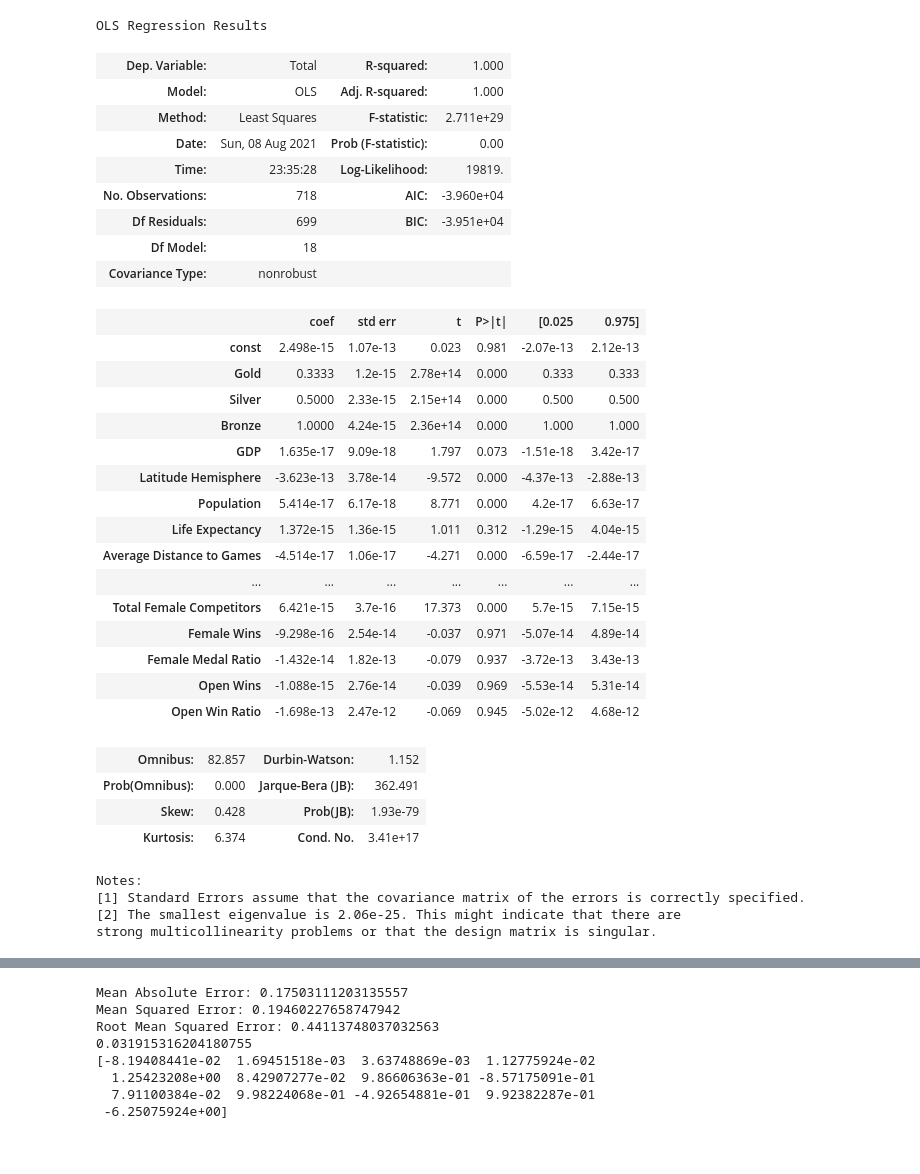
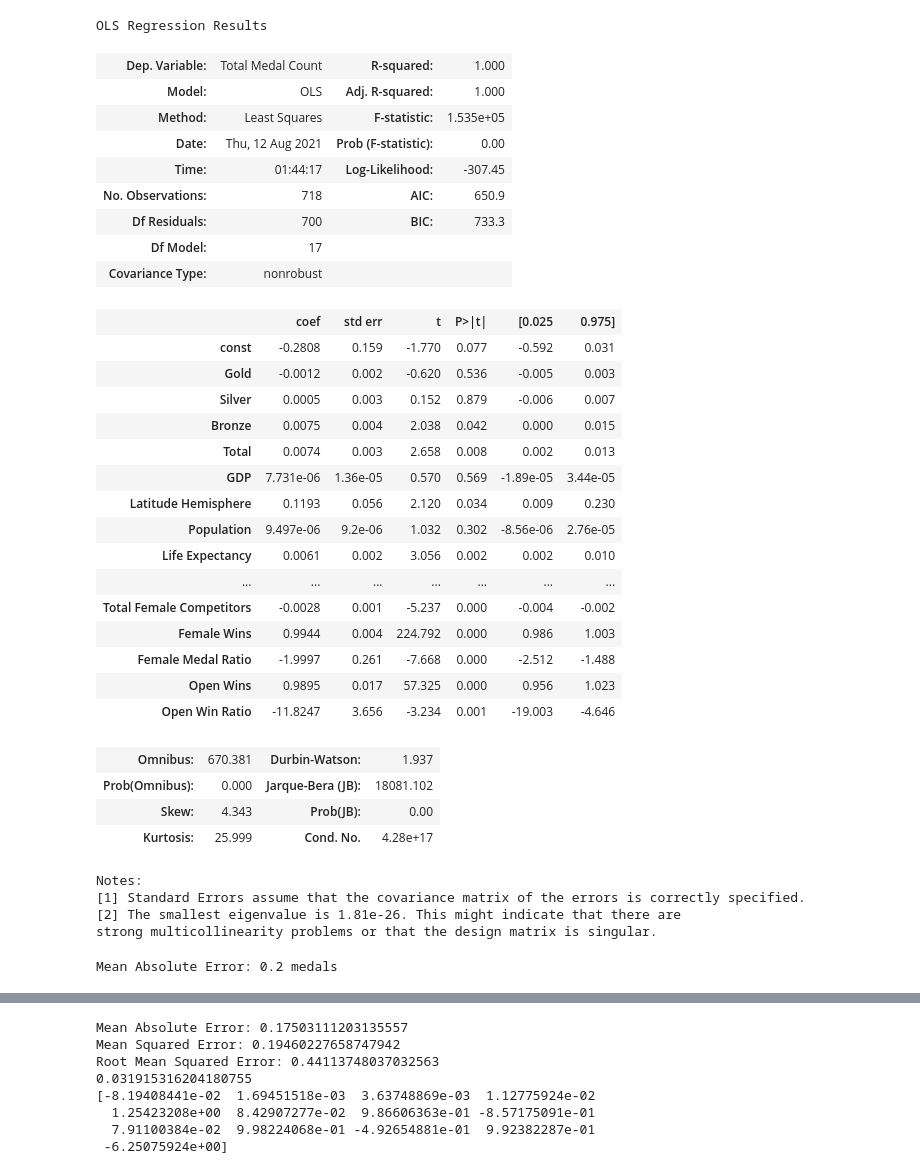
Before and after one commit to johnt1311/Olympics, a Jupyter notebook: Trey_Graham/Completed Resources/regression_draft_2.ipynb, the cells around one changed output, grey strips where cells are left out. Drawn from its saved outputs; the diff is of its cells as text; code cells hidden in the pictures.

```diff
--- a/Trey_Graham/Completed Resources/regression_draft_2.ipynb
+++ b/Trey_Graham/Completed Resources/regression_draft_2.ipynb
@@ -91,3 +102,9 @@ demo_to_process.head()
+# %%
+demo_to_process.drop(['index'], axis=1, inplace=True)
 # %%
 # asjust population scale
 demo_to_process['Population'] = demo_to_process['Population'] / 100000
+# %%
+demo_to_process['Average Distance to Games'] = demo_to_process['Average Distance to Games'] / 10
+# %%
+demo_to_process.drop(columns=['Host_City', 'Host_Country'], inplace=True)
@@ -127,9 +213,9 @@ Root Mean Squared Error: 3.4665109066105957e-13
 # %%
 # check data with statsmodel.api
-Y = demo_to_process['Total']
-X = demo_to_process.drop(columns=['Total'])
-X = sm.add_constant(X)
-model = sm.OLS(Y,X)
+Y_stats = demo_to_process['Total Medal Count']
+X_stats = demo_to_process.drop(columns=['Total Medal Count'])
+X_stats = sm.add_constant(X_stats)
+model = sm.OLS(Y_stats,X_stats)
 results = model.fit()
 results.params
 # %% [output]
@@ -152,38 +238,38 @@ Open Win Ratio              -1.697531e-13
 dtype: float64
 # %%
-results.summary()
+results.summary() 'o'
 # %% [output]
 OLS Regression Results
-| Dep. Variable: | Total | R-squared: | 1.000 |
+| Dep. Variable: | Total Medal Count | R-squared: | 1.000 |
 | Model: | OLS | Adj. R-squared: | 1.000 |
-| Method: | Least Squares | F-statistic: | 2.711e+29 |
-| Date: | Sun, 08 Aug 2021 | Prob (F-statistic): | 0.00 |
-| Time: | 23:35:28 | Log-Likelihood: | 19819. |
-| No. Observations: | 718 | AIC: | -3.960e+04 |
-| Df Residuals: | 699 | BIC: | -3.951e+04 |
-| Df Model: | 18 |  |  |
+| Method: | Least Squares | F-statistic: | 1.535e+05 |
+| Date: | Thu, 12 Aug 2021 | Prob (F-statistic): | 0.00 |
+| Time: | 01:44:17 | Log-Likelihood: | -307.45 |
+| No. Observations: | 718 | AIC: | 650.9 |
+| Df Residuals: | 700 | BIC: | 733.3 |
+| Df Model: | 17 |  |  |
 | Covariance Type: | nonrobust |  |  |
 |  | coef | std err | t | P>|t| | [0.025 | 0.975] |
-| const | 2.498e-15 | 1.07e-13 | 0.023 | 0.981 | -2.07e-13 | 2.12e-13 |
-| Gold | 0.3333 | 1.2e-15 | 2.78e+14 | 0.000 | 0.333 | 0.333 |
-| Silver | 0.5000 | 2.33e-15 | 2.15e+14 | 0.000 | 0.500 | 0.500 |
-| Bronze | 1.0000 | 4.24e-15 | 2.36e+14 | 0.000 | 1.000 | 1.000 |
-| GDP | 1.635e-17 | 9.09e-18 | 1.797 | 0.073 | -1.51e-18 | 3.42e-17 |
-| Latitude Hemisphere | -3.623e-13 | 3.78e-14 | -9.572 | 0.000 | -4.37e-13 | -2.88e-13 |
-| Population | 5.414e-17 | 6.17e-18 | 8.771 | 0.000 | 4.2e-17 | 6.63e-17 |
-| Life Expectancy | 1.372e-15 | 1.36e-15 | 1.011 | 0.312 | -1.29e-15 | 4.04e-15 |
-| Average Distance to Games | -4.514e-17 | 1.06e-17 | -4.271 | 0.000 | -6.59e-17 | -2.44e-17 |
+| const | -0.2808 | 0.159 | -1.770 | 0.077 | -0.592 | 0.031 |
+| Gold | -0.0012 | 0.002 | -0.620 | 0.536 | -0.005 | 0.003 |
+| Silver | 0.0005 | 0.003 | 0.152 | 0.879 | -0.006 | 0.007 |
+| Bronze | 0.0075 | 0.004 | 2.038 | 0.042 | 0.000 | 0.015 |
+| Total | 0.0074 | 0.003 | 2.658 | 0.008 | 0.002 | 0.013 |
+| GDP | 7.731e-06 | 1.36e-05 | 0.570 | 0.569 | -1.89e-05 | 3.44e-05 |
+| Latitude Hemisphere | 0.1193 | 0.056 | 2.120 | 0.034 | 0.009 | 0.230 |
+| Population | 9.497e-06 | 9.2e-06 | 1.032 | 0.302 | -8.56e-06 | 2.76e-05 |
+| Life Expectancy | 0.0061 | 0.002 | 3.056 | 0.002 | 0.002 | 0.010 |
 | ... | ... | ... | ... | ... | ... | ... |
-| Total Female Competitors | 6.421e-15 | 3.7e-16 | 17.373 | 0.000 | 5.7e-15 | 7.15e-15 |
-| Female Wins | -9.298e-16 | 2.54e-14 | -0.037 | 0.971 | -5.07e-14 | 4.89e-14 |
-| Female Medal Ratio | -1.432e-14 | 1.82e-13 | -0.079 | 0.937 | -3.72e-13 | 3.43e-13 |
-| Open Wins | -1.088e-15 | 2.76e-14 | -0.039 | 0.969 | -5.53e-14 | 5.31e-14 |
-| Open Win Ratio | -1.698e-13 | 2.47e-12 | -0.069 | 0.945 | -5.02e-12 | 4.68e-12 |
+| Total Female Competitors | -0.0028 | 0.001 | -5.237 | 0.000 | -0.004 | -0.002 |
+| Female Wins | 0.9944 | 0.004 | 224.792 | 0.000 | 0.986 | 1.003 |
+| Female Medal Ratio | -1.9997 | 0.261 | -7.668 | 0.000 | -2.512 | -1.488 |
+| Open Wins | 0.9895 | 0.017 | 57.325 | 0.000 | 0.956 | 1.023 |
+| Open Win Ratio | -11.8247 | 3.656 | -3.234 | 0.001 | -19.003 | -4.646 |
-| Omnibus: | 82.857 | Durbin-Watson: | 1.152 |
-| Prob(Omnibus): | 0.000 | Jarque-Bera (JB): | 362.491 |
-| Skew: | 0.428 | Prob(JB): | 1.93e-79 |
-| Kurtosis: | 6.374 | Cond. No. | 3.41e+17 |
+| Omnibus: | 670.381 | Durbin-Watson: | 1.937 |
+| Prob(Omnibus): | 0.000 | Jarque-Bera (JB): | 18081.102 |
+| Skew: | 4.343 | Prob(JB): | 0.00 |
+| Kurtosis: | 25.999 | Cond. No. | 4.28e+17 |
 Notes:
 [1] Standard Errors assume that the covariance matrix of the errors is correctly specified.
-[2] The smallest eigenvalue is 2.06e-25. This might indicate that there are
+[2] The smallest eigenvalue is 1.81e-26. This might indicate that there are
 strong multicollinearity problems or that the design matrix is singular.
@@ -189,0 +297,11 @@ strong multicollinearity problems or that the design matrix is singular.
+# %%
+# predictions on low p
+low_p_pred = rf.predict(X_test)
+
+# calculate the absolute errors
+low_p_errors = abs(low_p_pred - y_test)
+
+# print mean absolute error
+print(f"Mean Absolute Error: {round(np.mean(low_p_errors),2)} medals")
+# %% [output]
+Mean Absolute Error: 0.2 medals
```
Also changed, not shown: parts of 45 cells of this notebook, 6 other files.
